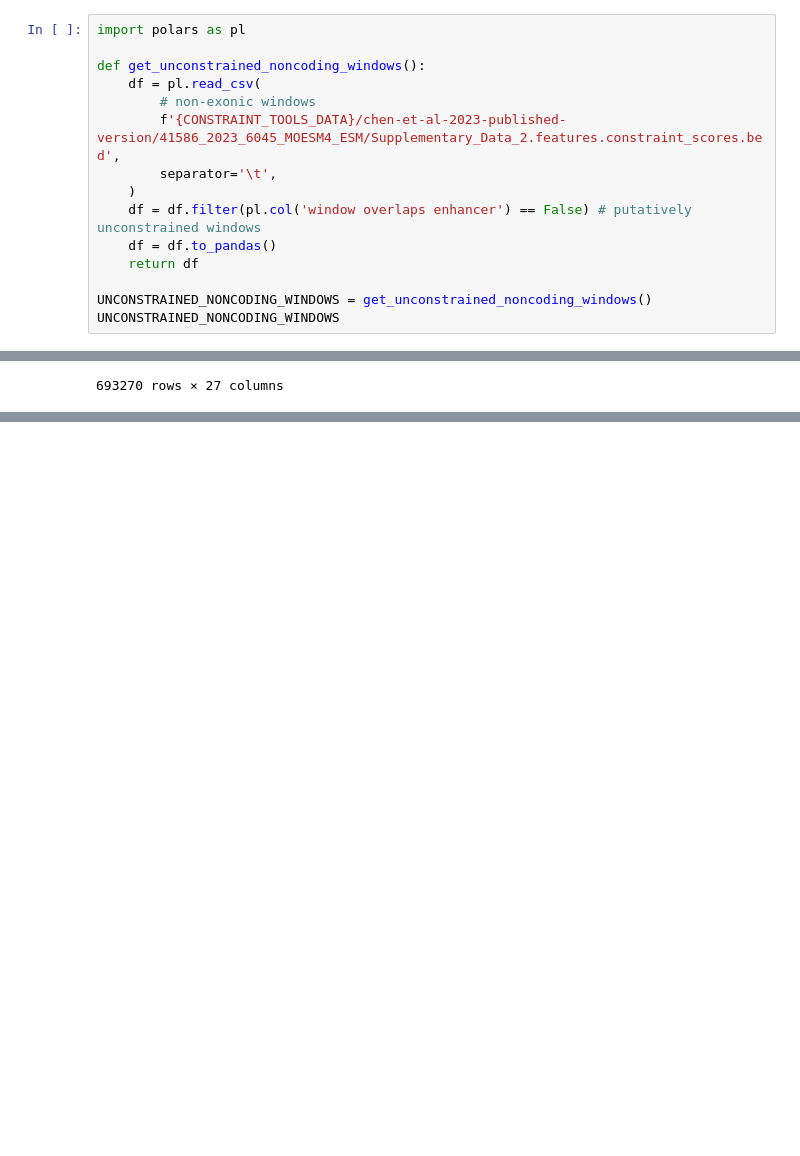
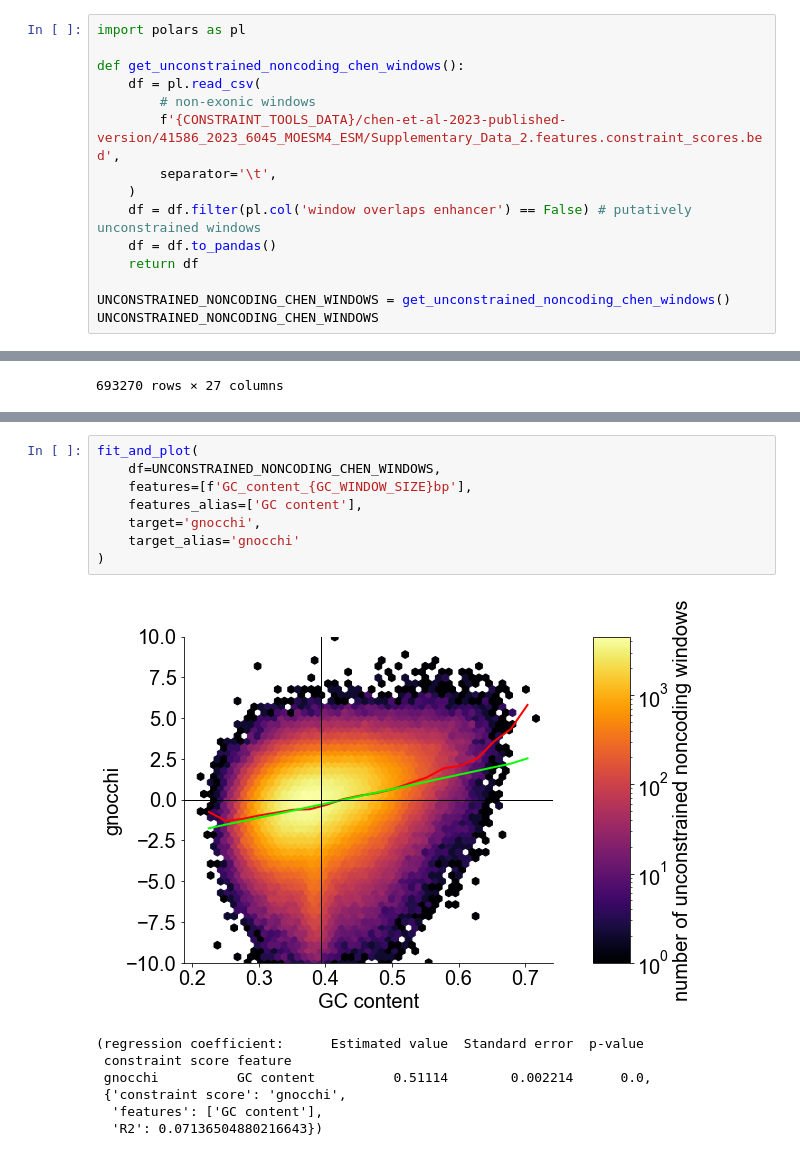
Before and after one commit to quinlan-lab/constraint-tools, a Jupyter notebook: papers/neutral_models_are_biased/9.regression/a.ipynb, the cells around one changed output, grey strips where cells are left out. Cells and saved outputs as stored; diff of their text form; blank space fills up the shorter version.

Commit message:
fourth draft of regression analysis

```diff
--- a/papers/neutral_models_are_biased/9.regression/a.ipynb
+++ b/papers/neutral_models_are_biased/9.regression/a.ipynb
@@ -18,7 +18,7 @@ GC_WINDOW_SIZE = 1000
 # %%
 import polars as pl
 
-def get_unconstrained_noncoding_windows():
+def get_unconstrained_noncoding_chen_windows():
     df = pl.read_csv(
         # non-exonic windows
         f'{CONSTRAINT_TOOLS_DATA}/chen-et-al-2023-published-version/41586_2023_6045_MOESM4_ESM/Supplementary_Data_2.features.constraint_scores.bed',
@@ -28,8 +28,8 @@ def get_unconstrained_noncoding_windows():
     df = df.to_pandas()
     return df
 
-UNCONSTRAINED_NONCODING_WINDOWS = get_unconstrained_noncoding_windows()
-UNCONSTRAINED_NONCODING_WINDOWS
+UNCONSTRAINED_NONCODING_CHEN_WINDOWS = get_unconstrained_noncoding_chen_windows()
+UNCONSTRAINED_NONCODING_CHEN_WINDOWS
 # %% [output]
 |  | chrom | start | end | gnocchi | N_observed | window overlaps enhancer | window overlaps merged_exon | B | ... |
 | 0 | chr1 | 1451000 | 1452000 | 0.666316 | 291 | False | False | 0.652 | ... |
@@ -164,0 +184,16 @@ plot_heat_map(UNCONSTRAINED_NONCODING_WINDOWS, 'B_M1star.EUR')
+# %%
+fit_and_plot(
+    df=UNCONSTRAINED_NONCODING_CHEN_WINDOWS,
+    features=[f'GC_content_{GC_WINDOW_SIZE}bp'],
+    features_alias=['GC content'],
+    target='gnocchi',
+    target_alias='gnocchi'
+)
+# %% [output]
+[figure, added]
+(regression coefficient:      Estimated value  Standard error  p-value
+ constraint score feature
+ gnocchi          GC content          0.51114        0.002214      0.0,
+ {'constraint score': 'gnocchi',
+  'features': ['GC content'],
+  'R2': 0.07136504880216643})
```
Also changed, not shown: parts of 6 cells of this notebook.
